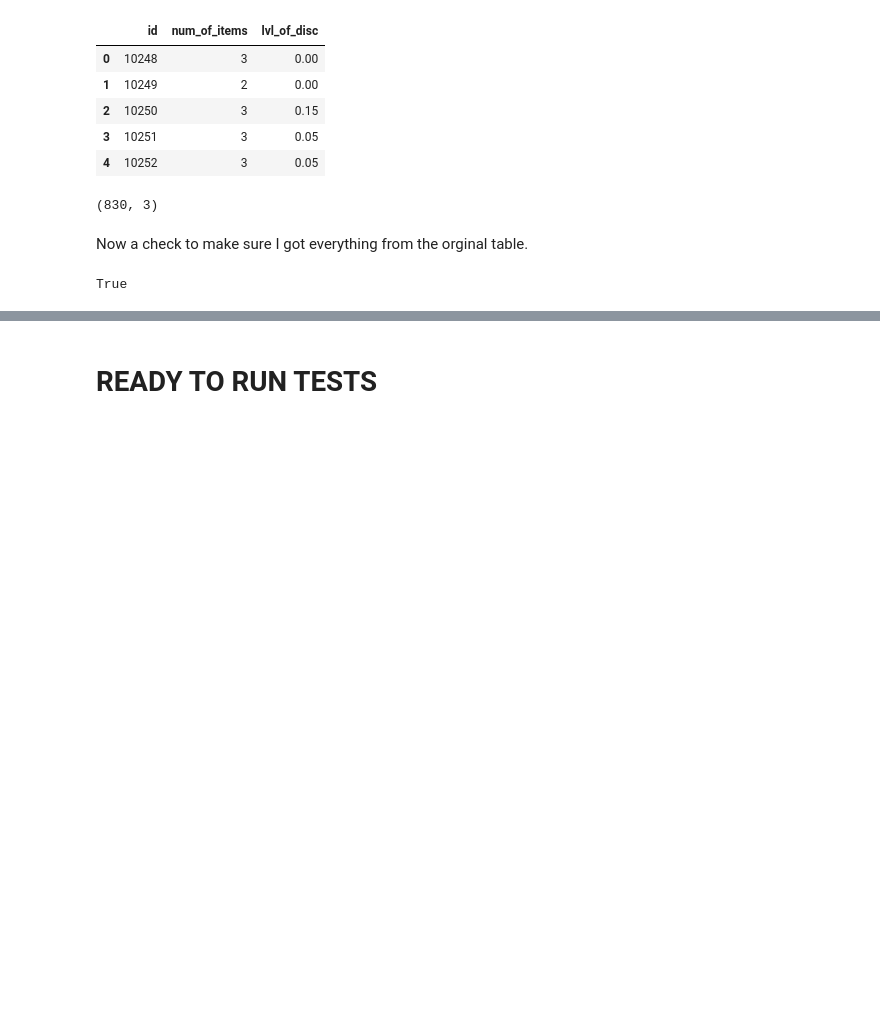
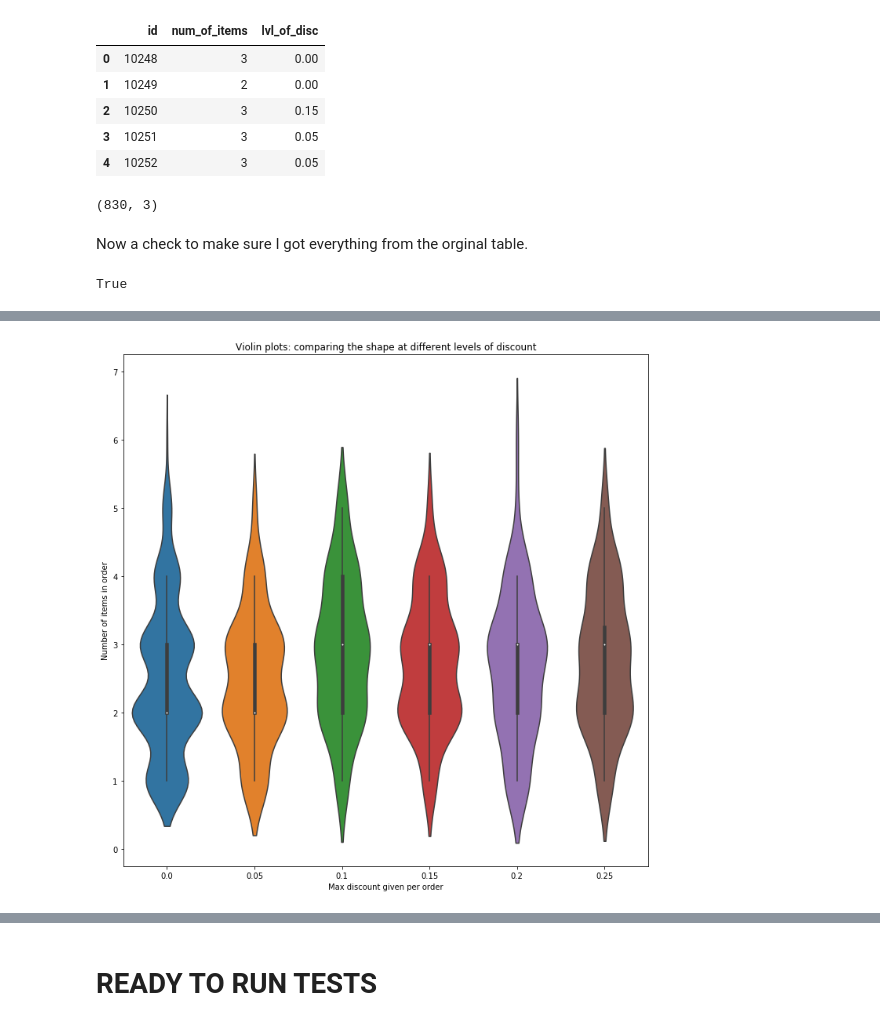
Before and after one commit to Socjon/dsc-2-final-project-online-ds-pt-100118, a Jupyter notebook: rough.ipynb, the cells around one changed output, grey strips where cells are left out. Saved outputs shown, nothing was run; the diff lists cells and outputs as text; code cells hidden in the pictures; blank space fills up the shorter version.

```diff
--- a/rough.ipynb
+++ b/rough.ipynb
@@ -498,0 +555,10 @@ True
+# %%
+df_order.drop(index=829, inplace=True)
+# %%
+plt.figure(figsize=(12,12))
+sns.violinplot(y='num_of_items',x='lvl_of_disc', data=df_order)
+plt.title('Violin plots: comparing the shape at different levels of discount')
+plt.xlabel('Max discount given per order')
+plt.ylabel('Number of items in order');
+# %% [output]
+[figure, added]
```
Also changed, not shown: parts of 62 cells of this notebook.
